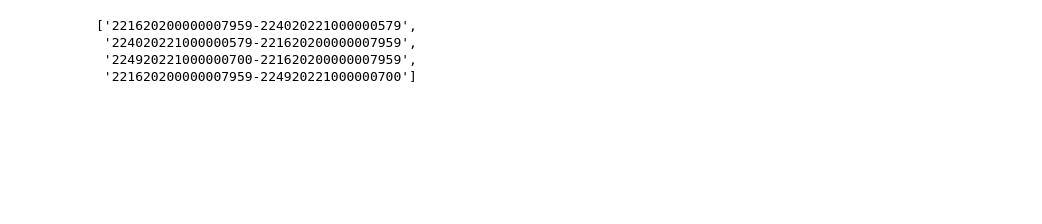
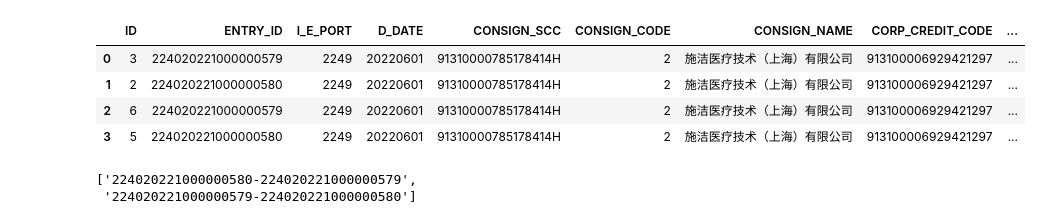
Before and after one commit to xx0746/logic_clean, a Jupyter notebook: logic.ipynb, the cells around one changed output. Drawn from its saved outputs; the diff is of its cells as text; code cells hidden in the pictures; blank space fills up the shorter version.

```diff
--- a/logic.ipynb
+++ b/logic.ipynb
@@ -463,7 +463,8 @@ sql_text = f'''
         t1.CONSIGN_CODE,
         t1.CONSIGN_NAME,
         t1.OWNER_CODE_SCC as CORP_CREDIT_CODE,
-        t1.OWNER_CODE_SCC as BUSINESS_NO,
+        t1.ENTRY_ID as BUSINESS_NO,
+--         t1.OWNER_CODE_SCC as BUSINESS_NO,
         t1.OWNER_CODE,
         t1.OWNER_NAME,
         t1.TRADE_MODE,
@@ -483,9 +484,9 @@ sql_text = f'''
         t2.G_NAME as G_NAME_COMPARE,
         t2.G_QTY as G_QTY_COMPARE,
         t2.ORIGIN_COUNTRY as ORIGIN_COUNTRY_COMPARE
-        from DW_CUS_RC.BD_RISK_CROSS_TRADE_RESULT_ORIGIN_COUNTRY_DIFFER_CLEAN t1
-        join DW_CUS_RC.BD_RISK_CROSS_TRADE_RESULT_ORIGIN_COUNTRY_DIFFER_CLEAN t2
-        on t1.OWNER_CODE_SCC = t2.OWNER_CODE_SCC
+        from DW_CUS_RC.BD_RISK_CROSS_TRADE_ORIGIN_CLN t1
+        join DW_CUS_RC.BD_RISK_CROSS_TRADE_ORIGIN_CLN t2
+        on t1.CONSIGN_SCC = t2.CONSIGN_SCC
         and t1.G_NAME = t2.G_NAME
         and t1.G_QTY = t2.G_QTY
         and t1.ORIGIN_COUNTRY != t2.ORIGIN_COUNTRY
@@ -499,11 +500,17 @@ Read Table successfully! , Total read time spent 0.829s
+# %%
+origin_country_df
+# %% [output]
+|  | ID | ENTRY_ID | I_E_PORT | D_DATE | CONSIGN_SCC | CONSIGN_CODE | CONSIGN_NAME | CORP_CREDIT_CODE | ... |
+| 0 | 3 | 224020221000000579 | 2249 | 20220601 | 91310000785178414H | 2 | 施洁医疗技术（上海）有限公司 | 913100006929421297 | ... |
+| 1 | 2 | 224020221000000580 | 2249 | 20220601 | 91310000785178414H | 2 | 施洁医疗技术（上海）有限公司 | 913100006929421297 | ... |
+| 2 | 6 | 224020221000000579 | 2249 | 20220601 | 91310000785178414H | 2 | 施洁医疗技术（上海）有限公司 | 913100006929421297 | ... |
+| 3 | 5 | 224020221000000580 | 2249 | 20220601 | 91310000785178414H | 2 | 施洁医疗技术（上海）有限公司 | 913100006929421297 | ... |
 # %%
 # origin_country_df["ENTRY_ID"].str.cat(origin_country_df["ENTRY_ID_COMPARE"],sep="-")
 list_temp = list(origin_country_df["ENTRY_ID"].str.cat(origin_country_df["ENTRY_ID_COMPARE"],sep="-"))
 # %%
 list_temp
 # %% [output]
-['221620200000007959-224020221000000579',
- '224020221000000579-221620200000007959',
- '224920221000000700-221620200000007959',
- '221620200000007959-224920221000000700']
+['224020221000000580-224020221000000579',
+ '224020221000000579-224020221000000580']
 # %%
```
Also changed, not shown: parts of 32 cells of this notebook, 4 other files.
